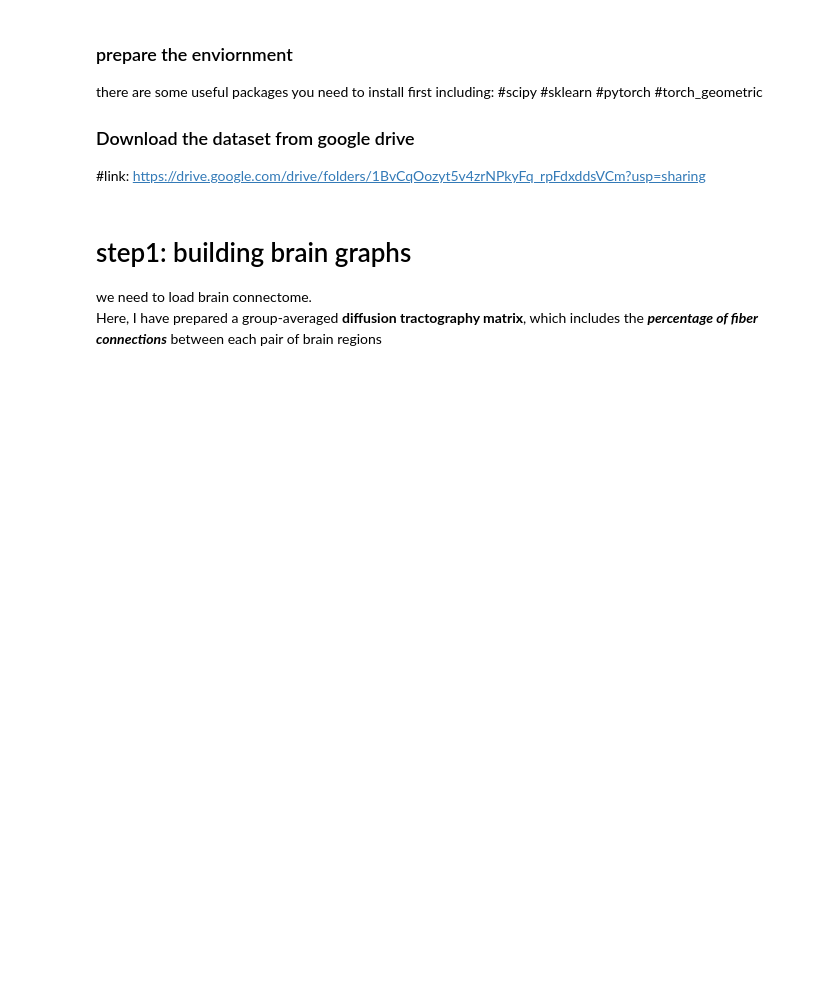
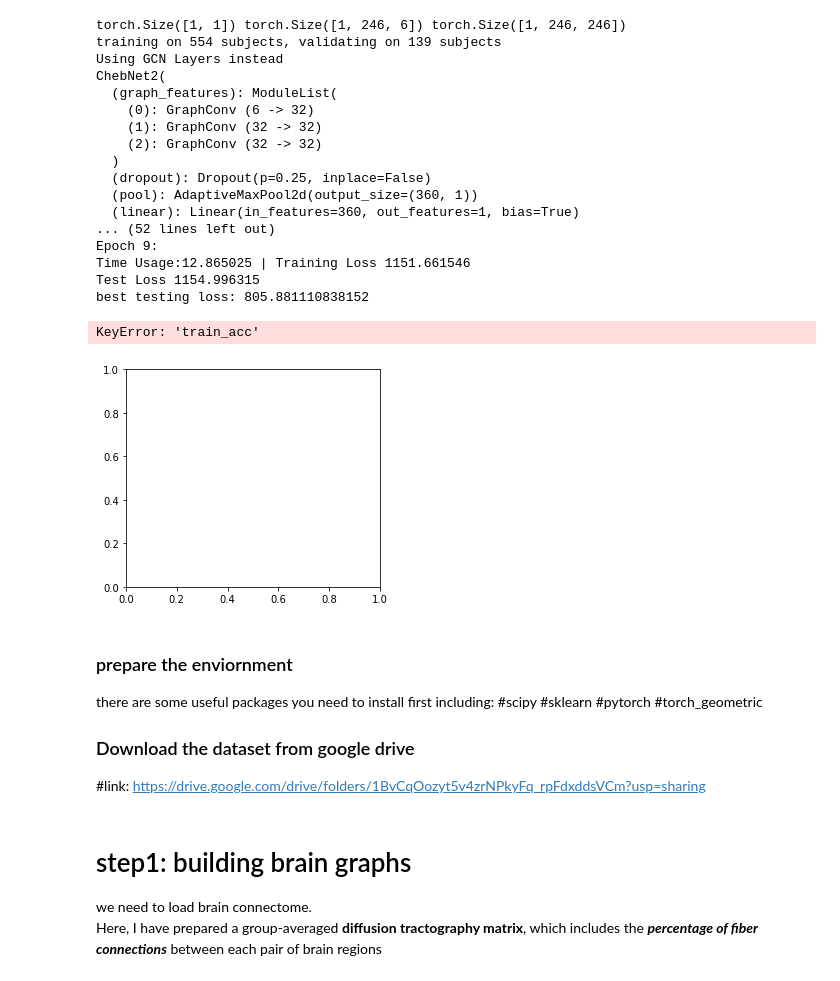
Before and after one commit to yufengwhy/gcn_tutorial_test, a Jupyter notebook: notebooks/Tutorials_GCN_practice2_graph-Laplacian_GCN.ipynb, the cells around one changed output. Saved outputs shown, nothing was run; the diff lists cells and outputs as text; code cells hidden in the pictures; blank space fills up the shorter version.

```diff
--- a/notebooks/Tutorials_GCN_practice2_graph-Laplacian_GCN.ipynb
+++ b/notebooks/Tutorials_GCN_practice2_graph-Laplacian_GCN.ipynb
@@ -1,3 +37,78 @@
+# %%
+# yufeng
+# 1.读取mat数据
+# 文件名fn注意修改成自己电脑路径下的
+fn = '../../../data_for_gcn.mat'
+mat = scipy.io.loadmat(fn)
+# numpy数据shape 693, 4   693, 4           246, 6, 693         246, 246, 693
+subj_gender_hand_site, Pos_Dep_Neg_Tot, ActiGMV_ROIConSubj_mat, FC_AllSubj = mat['data_for_gcn'][0][0]
+# 把693的那个维度移到最前面来，方便后面处理
+feat_mat, adjacent_mat = np.moveaxis(ActiGMV_ROIConSubj_mat, -1, 0), np.moveaxis(FC_AllSubj, -1, 0)
+# 把邻居矩阵取绝对值
+adjacent_mat = np.absolute(adjacent_mat)
+
+# 先取一维label
+labels = Pos_Dep_Neg_Tot.astype(np.float32)[:,-1:]  # .astype(np.float32)
+# Laplacian处理adjacent_mat，接近0的置零；特征矩阵的归一化？留到后面再处理
+# 2.得到dataloader类型的数据
+params = {'batch_size': 1,
+          'shuffle': True,
+          'num_workers': 1}
+fmri_train_dataset = HH_taskfmri_matrix_datasets(labels, feat_mat, adjacent_mat, isTrain='train')
+train_loader = DataLoader(fmri_train_dataset, **params)
+label,data,adj = next(iter(train_loader))
+print(label.shape,data.shape,adj.shape)
+# 3.split the entire dataset into train and test tests
+test_size = 0.2
+randomseed=1234
+test_sub_num = len(adjacent_mat)
+rs = np.random.RandomState(randomseed)
+train_sid, test_sid = train_test_split(range(test_sub_num), test_size=test_size, random_state=rs, shuffle=True)
+print('training on %d subjects, validating on %d subjects' % (len(train_sid), len(test_sid)))
+####train set
+fmri_train_dataset = HH_taskfmri_matrix_datasets(labels[train_sid], feat_mat[train_sid], adjacent_mat[train_sid], isTrain='train')
+train_loader = DataLoader(fmri_train_dataset, **params)
+
+####test set
+fmri_test_dataset = HH_taskfmri_matrix_datasets(labels[test_sid], feat_mat[test_sid], adjacent_mat[test_sid], isTrain='test')
+test_loader = DataLoader(fmri_test_dataset, **params)
+# 4.训练gcn模型
+from model import ChebNet2,count_parameters, model_fit_evaluate2
+device = torch.device("cpu")
+num_epochs=10
+nfeat = feat_mat.shape[-1]
+filters=32
+num_layers=2
+Nlabels=1  # 回归出一个值
+loss_func = nn.MSELoss() # nn.CrossEntropyLoss()
+model_test = ChebNet2(nfeat, filters, Nlabels, gcn_layer=num_layers,dropout=0.25,gcn_flag=True)
+model_test = model_test.to(device)
+print(model_test)
+print("{} paramters to be trained in the model\n".format(count_parameters(model_test)))
+
+optimizer = optim.Adam(model_test.parameters(),lr=0.001, weight_decay=5e-4)
+
+model_fit_evaluate2(model_test,device,train_loader,test_loader,optimizer,loss_func,num_epochs)
+# %% [output]
+torch.Size([1, 1]) torch.Size([1, 246, 6]) torch.Size([1, 246, 246])
+training on 554 subjects, validating on 139 subjects
+Using GCN Layers instead
+ChebNet2(
+  (graph_features): ModuleList(
+    (0): GraphConv (6 -> 32)
+    (1): GraphConv (32 -> 32)
+    (2): GraphConv (32 -> 32)
+  )
+  (dropout): Dropout(p=0.25, inplace=False)
+  (pool): AdaptiveMaxPool2d(output_size=(360, 1))
+  (linear): Linear(in_features=360, out_features=1, bias=True)
+... (52 lines left out)
+Epoch 9:
+Time Usage:12.865025 | Training Loss 1151.661546
+Test Loss 1154.996315
+best testing loss: 805.881110838152
+KeyError: 'train_acc'
+[figure, added]
 # %% [markdown]
 ### prepare the enviornment
 there are some useful packages you need to install first including:
```
Also changed, not shown: parts of 4 cells of this notebook, 2 other files.
